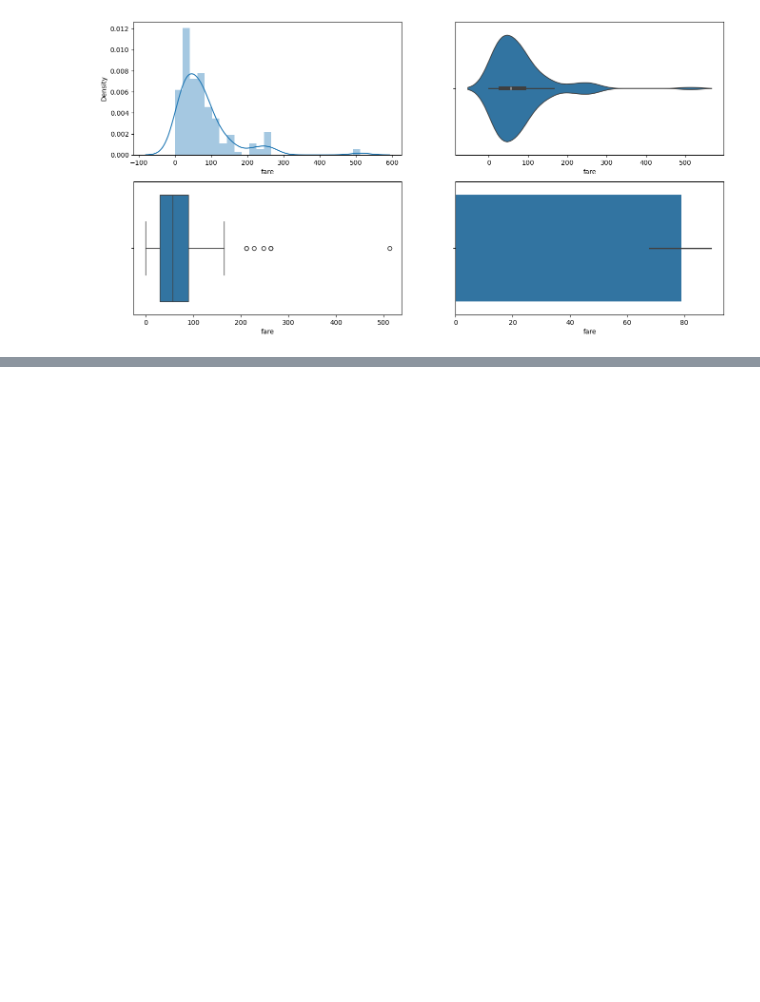
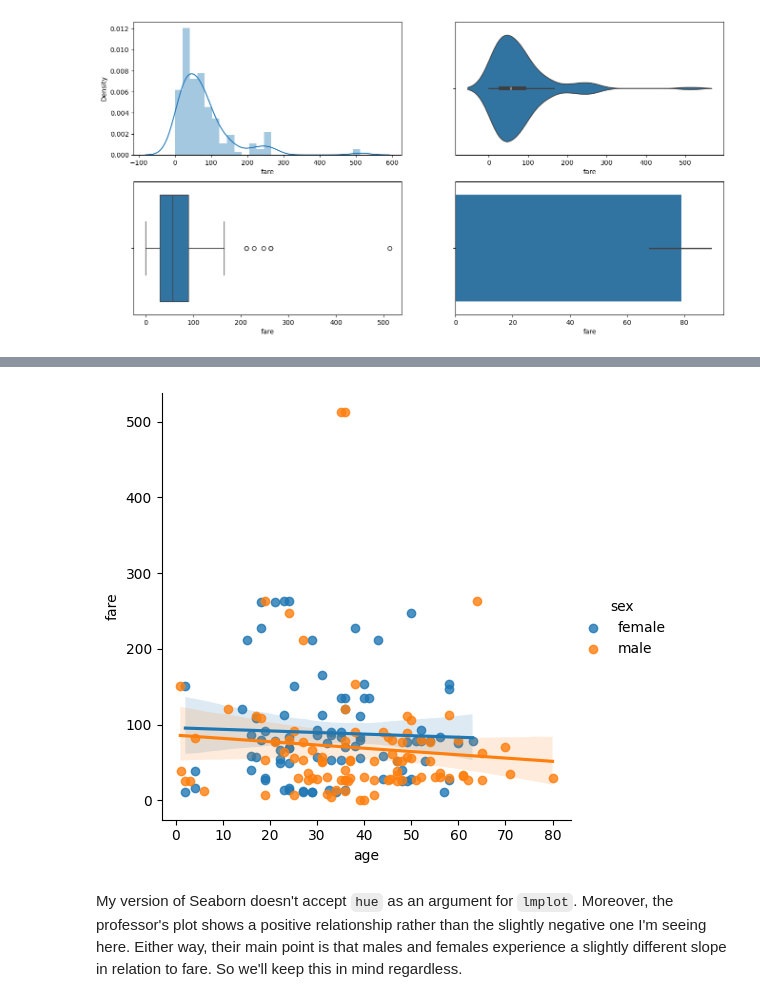
Before and after one commit to crdcamp/lin-reg-application, a Jupyter notebook: references/3_lin_reg_conf_intervals_se.ipynb, the cells around one changed output, grey strips where cells are left out. Cells and saved outputs as stored; diff of their text form; code cells hidden in the pictures; blank space fills up the shorter version.

Commit message:
Fare and sex lmplot

```diff
--- a/references/3_lin_reg_conf_intervals_se.ipynb
+++ b/references/3_lin_reg_conf_intervals_se.ipynb
@@ -123,0 +145,6 @@ sns.barplot(x="fare", data=titanic, ax=axes[1,1])
+# %%
+sns.lmplot(x="age", y="fare", hue="sex", data=titanic);
+# %% [output]
+[figure, added]
+# %% [markdown]
+My version of Seaborn doesn't accept `hue` as an argument for `lmplot`. Moreover, the professor's plot shows a positive relationship rather than the slightly negative one I'm seeing here. Either way, their main point is that males and females experience a slightly different slope in relation to fare. So we'll keep this in mind regardless.
```
Also changed, not shown: parts of 3 cells of this notebook.
